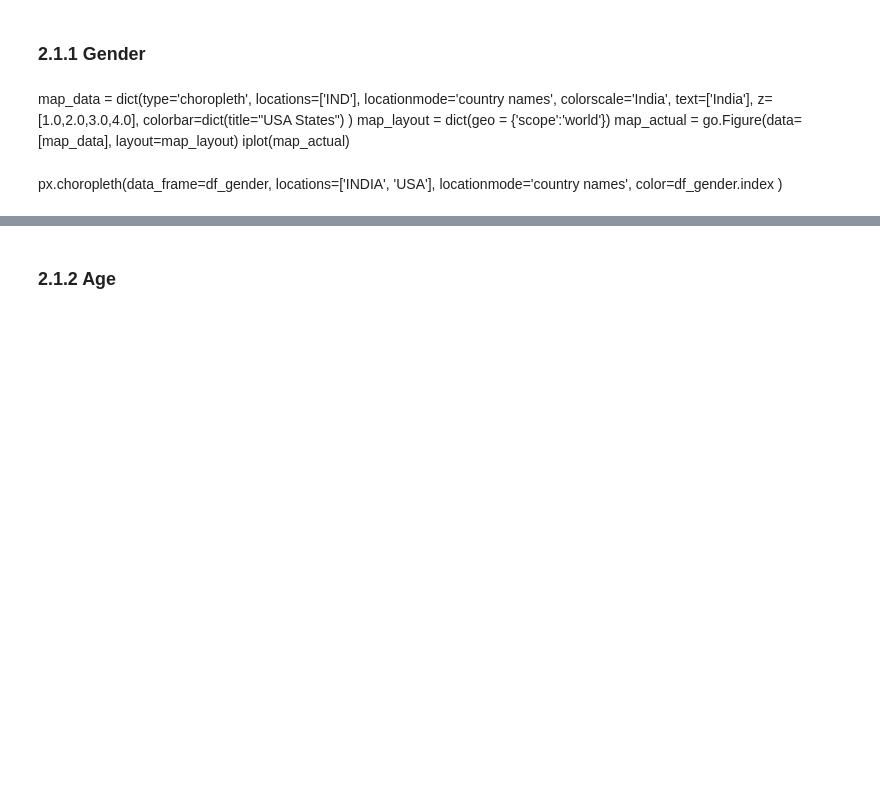
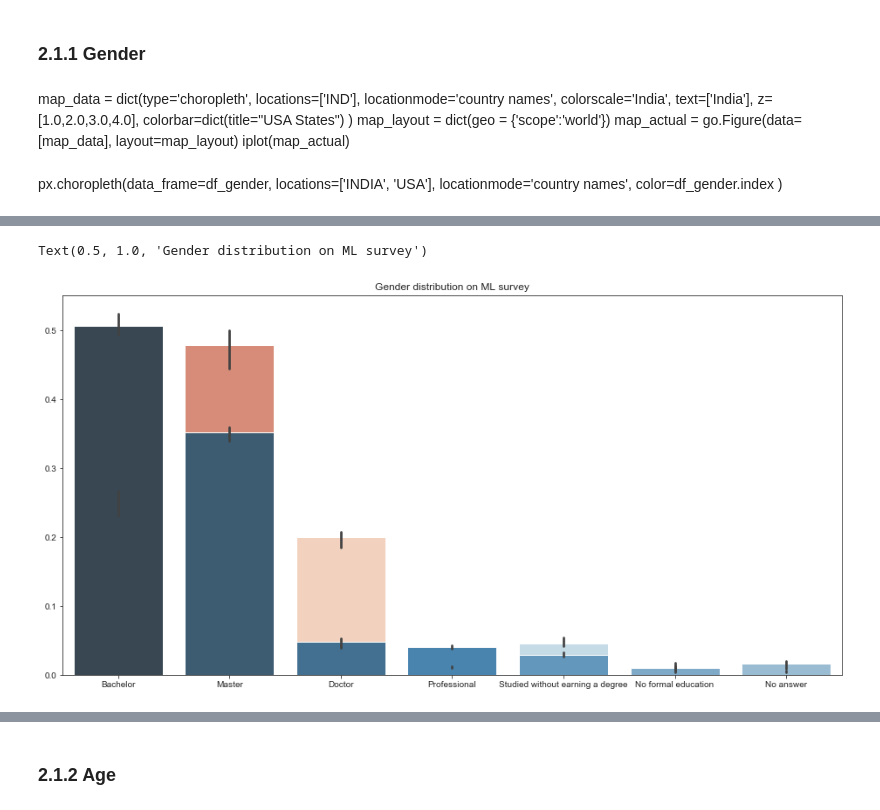
Before and after one commit to laurakah/BattleOfTheGiants, a Jupyter notebook: notebooks/plotly-experiment.ipynb, the cells around one changed output, grey strips where cells are left out. Cells and saved outputs as stored; diff of their text form; code cells hidden in the pictures; blank space fills up the shorter version.

```diff
--- a/notebooks/plotly-experiment.ipynb
+++ b/notebooks/plotly-experiment.ipynb
@@ -171,0 +351,7 @@ px.choropleth(data_frame=df_gender,
+# %%
+fig, ax = plt.subplots(figsize=(16,8))
+sns.barplot(data=degree_us.T, ax=ax, palette="RdBu")
+sns.barplot(data=degree_in.T, ax=ax, palette="Blues_d" ).set_title("Gender distribution on ML survey")#genders_us.plot(kind="line");
+# %% [output]
+Text(0.5, 1.0, 'Gender distribution on ML survey')
+[figure, added]
```
Also changed, not shown: parts of 18 cells of this notebook.
